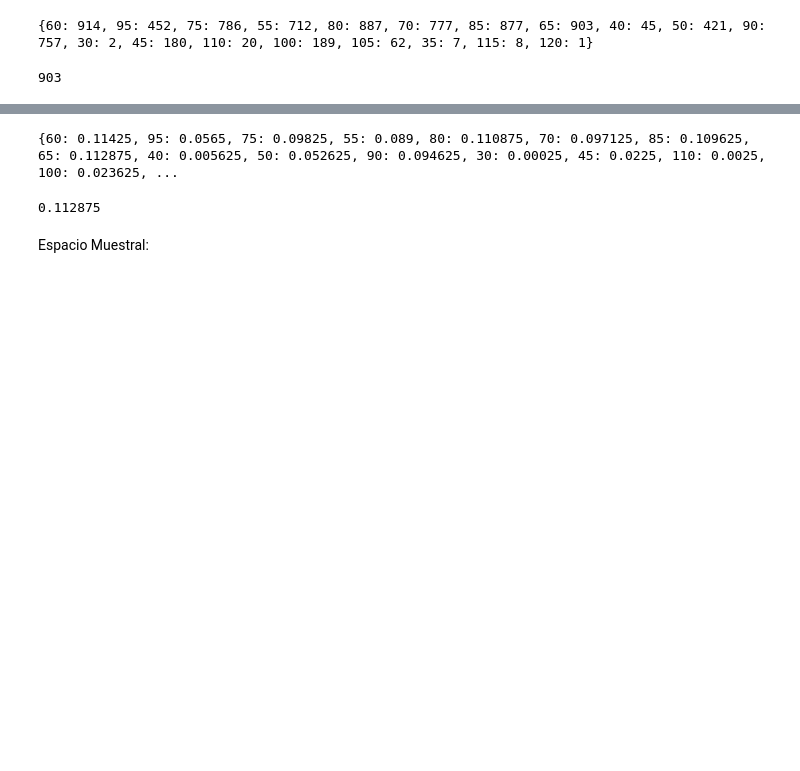
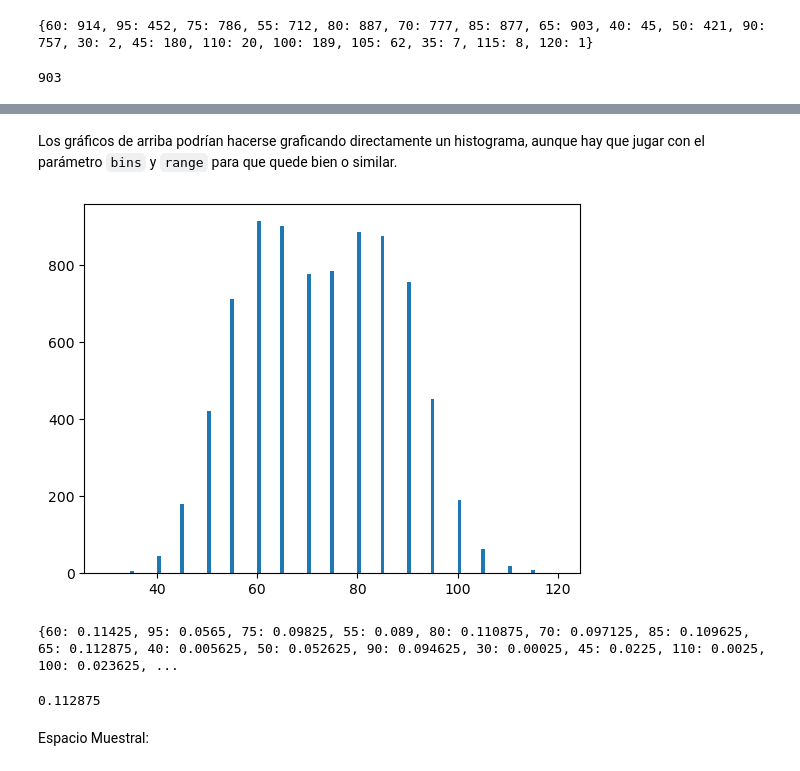
Before and after one commit to jpvidela/diplo-dl_02_Probabilidad, a Jupyter notebook: 05-Pesos-Alturas-Marginales.ipynb, the cells around one changed output, grey strips where cells are left out. Saved outputs shown, nothing was run; the diff lists cells and outputs as text; code cells hidden in the pictures; blank space fills up the shorter version.

```diff
--- a/05-Pesos-Alturas-Marginales.ipynb
+++ b/05-Pesos-Alturas-Marginales.ipynb
@@ -100,3 +116,10 @@ plt.show()
+# %% [markdown]
+Los gráficos de arriba podrían hacerse graficando directamente un histograma, aunque hay que jugar con el parámetro `bins` y `range` para que quede bien o similar.
+# %%
+hist_peso = plt.hist(df['Peso'], bins=int((120-30/10)))
+plt.show()
+# %% [output]
+[figure, added]
 # %%
 print(peso_prob)
 # %% [output]
```
Also changed, not shown: parts of 18 cells of this notebook, 3 other files.
